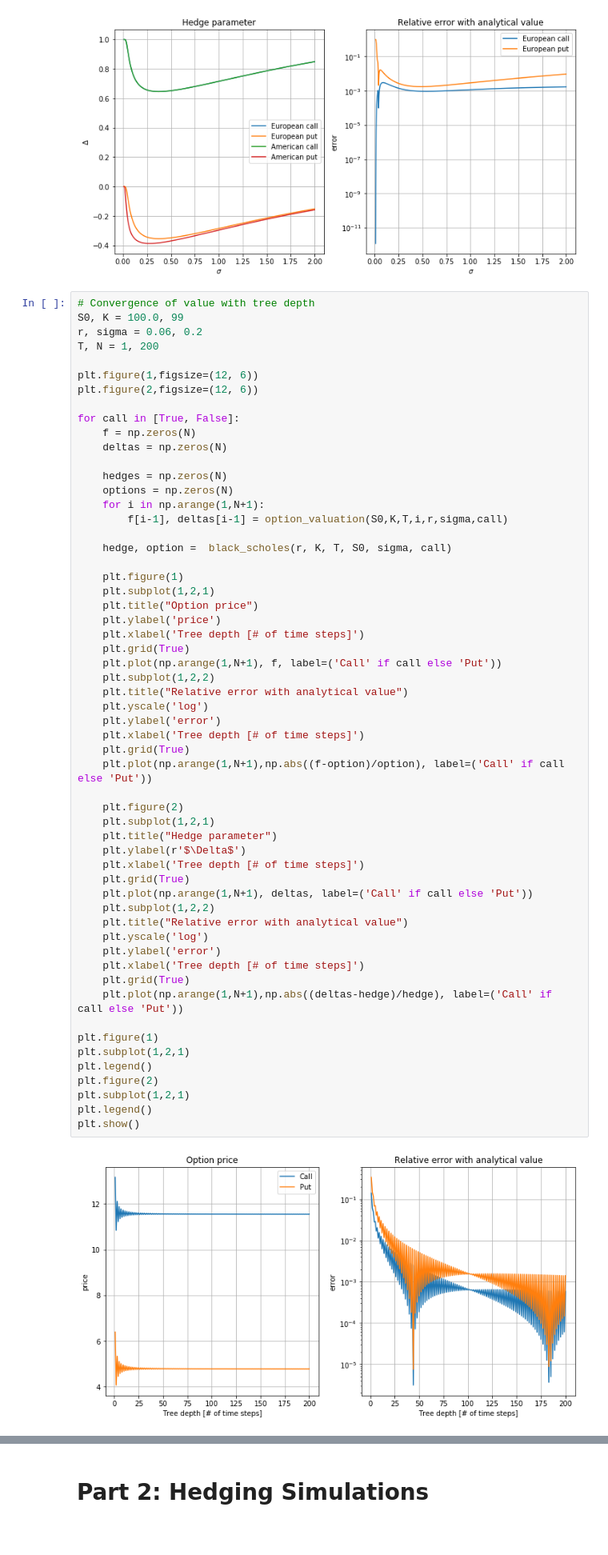
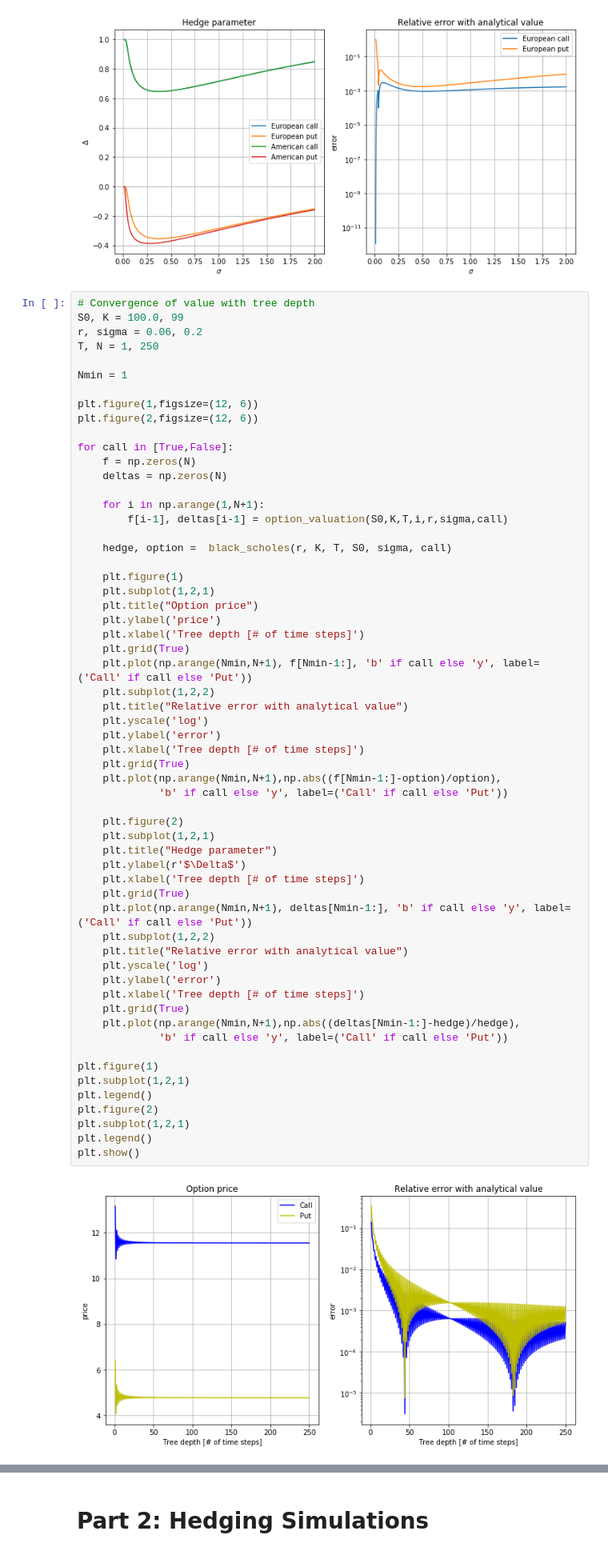
Before and after one commit to krishnakanthsasi/ComputationFin-nce-18, a Jupyter notebook: lab1/lab_assignment_1.ipynb, the cells around one changed output, grey strips where cells are left out. Shown: that part at 80% size. Cells and saved outputs as stored; diff of their text form.

Commit message:
BT analysis code and plots adjusted

```diff
--- a/lab1/lab_assignment_1.ipynb
+++ b/lab1/lab_assignment_1.ipynb
@@ -244,17 +244,17 @@ plt.show()
 # Convergence of value with tree depth
 S0, K = 100.0, 99
 r, sigma = 0.06, 0.2
-T, N = 1, 200
+T, N = 1, 250
+
+Nmin = 1
 
 plt.figure(1,figsize=(12, 6))
 plt.figure(2,figsize=(12, 6))
 
-for call in [True, False]:
+for call in [True,False]:
     f = np.zeros(N)
     deltas = np.zeros(N)
 
-    hedges = np.zeros(N)
-    options = np.zeros(N)
     for i in np.arange(1,N+1):
         f[i-1], deltas[i-1] = option_valuation(S0,K,T,i,r,sigma,call)
 
@@ -266,36 +266,38 @@ for call in [True, False]:
     plt.ylabel('price')
     plt.xlabel('Tree depth [# of time steps]')
     plt.grid(True)
-    plt.plot(np.arange(1,N+1), f, label=('Call' if call else 'Put'))
+    plt.plot(np.arange(Nmin,N+1), f[Nmin-1:], 'b' if call else 'y', label=('Call' if call else 'Put'))
     plt.subplot(1,2,2)
     plt.title("Relative error with analytical value")
     plt.yscale('log')
     plt.ylabel('error')
     plt.xlabel('Tree depth [# of time steps]')
     plt.grid(True)
-    plt.plot(np.arange(1,N+1),np.abs((f-option)/option), label=('Call' if call else 'Put'))
+    plt.plot(np.arange(Nmin,N+1),np.abs((f[Nmin-1:]-option)/option),
+             'b' if call else 'y', label=('Call' if call else 'Put'))
 
     plt.figure(2)
     plt.subplot(1,2,1)
     plt.title("Hedge parameter")
     plt.ylabel(r'$\Delta$')
     plt.xlabel('Tree depth [# of time steps]')
     plt.grid(True)
-    plt.plot(np.arange(1,N+1), deltas, label=('Call' if call else 'Put'))
+    plt.plot(np.arange(Nmin,N+1), deltas[Nmin-1:], 'b' if call else 'y', label=('Call' if call else 'Put'))
     plt.subplot(1,2,2)
     plt.title("Relative error with analytical value")
     plt.yscale('log')
     plt.ylabel('error')
     plt.xlabel('Tree depth [# of time steps]')
     plt.grid(True)
-    plt.plot(np.arange(1,N+1),np.abs((deltas-hedge)/hedge), label=('Call' if call else 'Put'))
+    plt.plot(np.arange(Nmin,N+1),np.abs((deltas[Nmin-1:]-hedge)/hedge),
+             'b' if call else 'y', label=('Call' if call else 'Put'))
 
 plt.figure(1)
 plt.subplot(1,2,1)
 plt.legend()
 plt.figure(2)
 plt.subplot(1,2,1)
 plt.legend()
 plt.show()
 # %% [output]
-[figure, old version]
+[figure, new version]
```
Also changed, not shown: parts of 1 cell of this notebook, 6 other files.
